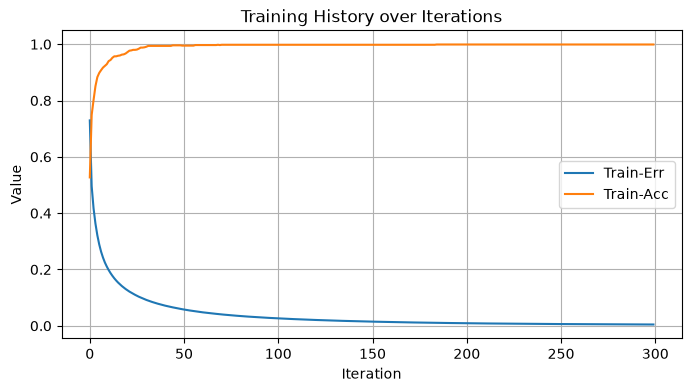
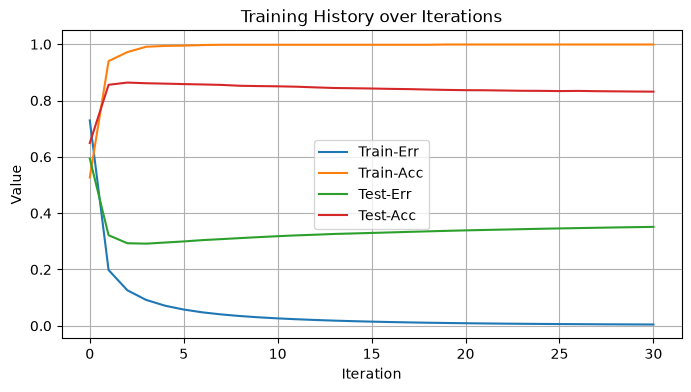
Unified diff of the notebook cell whose output changed from the first chart to the second:
--- before
+++ after
@@ -50,4 +50,6 @@
 train_error = []
 train_accuracy = []
+test_error = []
+test_accuracy = []
 
 for j in range(iterations):
@@ -78,4 +80,34 @@
         weights_0_1 = weights_0_1 - alpha * layer_0.T.dot(layer_1_delta)
 
+    # str()[0:5] is used to limit the number of characters displayed for the training error, making the output more concise and easier to read. It effectively truncates the string representation of the training error to the first 5 characters, which typically includes the most significant digits.
+    # print("Train-Err=" + str(train_err / float(len(images)))[0:5])
+    #train_error.append(train_err / float(len(images)))
+    #train_accuracy.append(train_acc / float(len(images)))
+
+    if( j % 10 == 0 or j == iterations - 1):
+        test_err, test_acc = (0.0, 0)
+
+        for i in range(len(test_images)):
+            layer_0 = test_images[i:i+1]
+            layer_1 = relu(np.dot(layer_0, weights_0_1))
+            layer_2 = np.dot(layer_1, weights_1_2)
+
+            test_err += np.sum((layer_2 - test_labels[i:i+1]) ** 2)
+            test_acc += int(np.argmax(layer_2) == np.argmax(test_labels[i:i+1]))
+
+        sys.stdout.write(
+            "\r" + \
+            " Test-Err:" + str(test_err / float(len(test_images)))[0:5] + \
+            " Test-Acc:" + str(test_acc / float(len(test_images)))
+        )
+        print("test_err=" + str(test_err / float(len(test_images)))[0:5] +
+              " test_acc=" + str(test_acc / float(len(test_images))))
+
+        train_error.append(train_err / float(len(images)))
+        train_accuracy.append(train_acc / float(len(images)))
+        test_error.append(test_err / float(len(test_images)))
+        test_accuracy.append(test_acc / float(len(test_images)))
+
+
     sys.stdout.write(
         "\r" + \
@@ -84,12 +116,12 @@
         " Train-Acc:" + str(train_acc / float(len(images)))
     )
-    # str()[0:5] is used to limit the number of characters displayed for the training error, making the output more concise and easier to read. It effectively truncates the string representation of the training error to the first 5 characters, which typically includes the most significant digits.
-    # print("Train-Err=" + str(train_err / float(len(images)))[0:5])
-    train_error.append(train_err / float(len(images)))
-    train_accuracy.append(train_acc / float(len(images)))
+
+
 
 plt.figure(figsize=(8, 4))
 plt.plot(train_error, label="Train-Err")
 plt.plot(train_accuracy, label="Train-Acc")
+plt.plot(test_error, label="Test-Err")
+plt.plot(test_accuracy, label="Test-Acc")
 plt.xlabel("Iteration")
 plt.ylabel("Value")

Commit: visualize train-err, acc